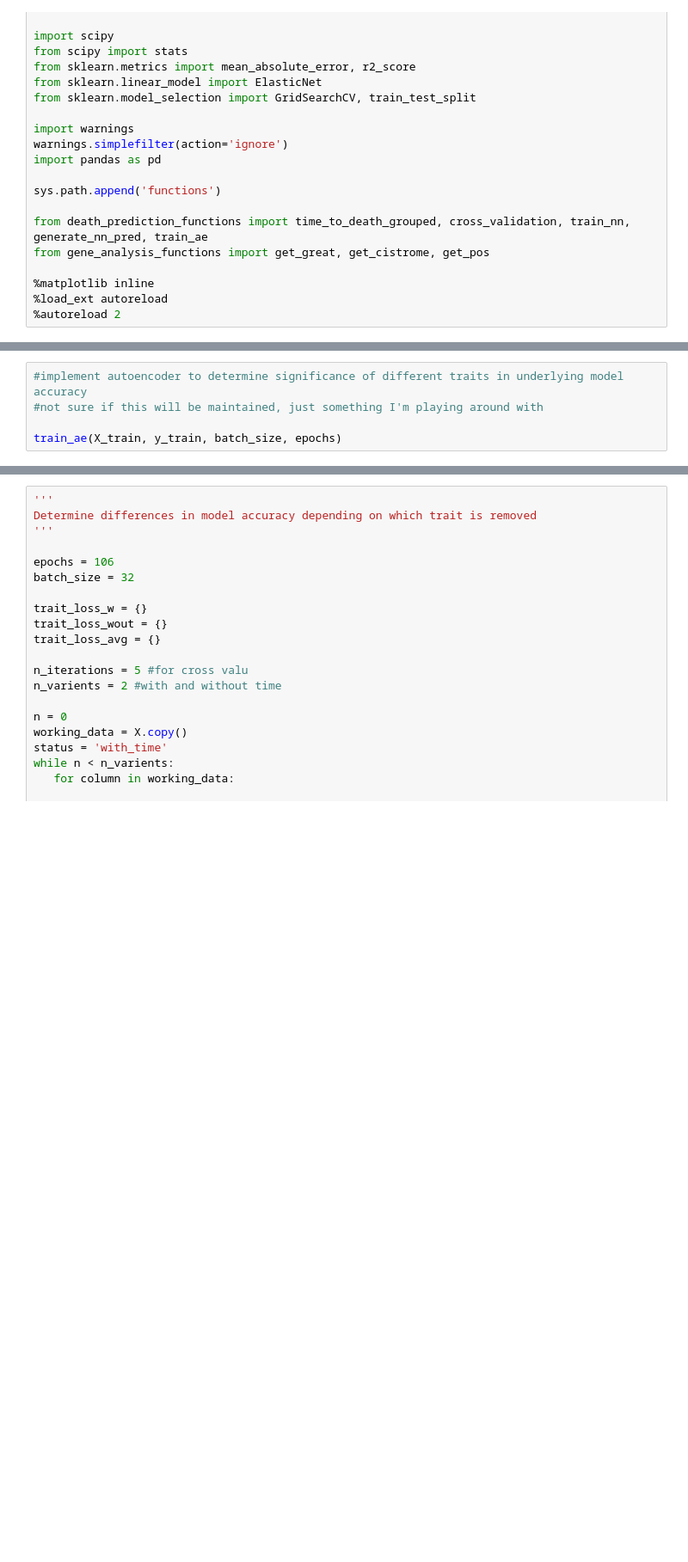
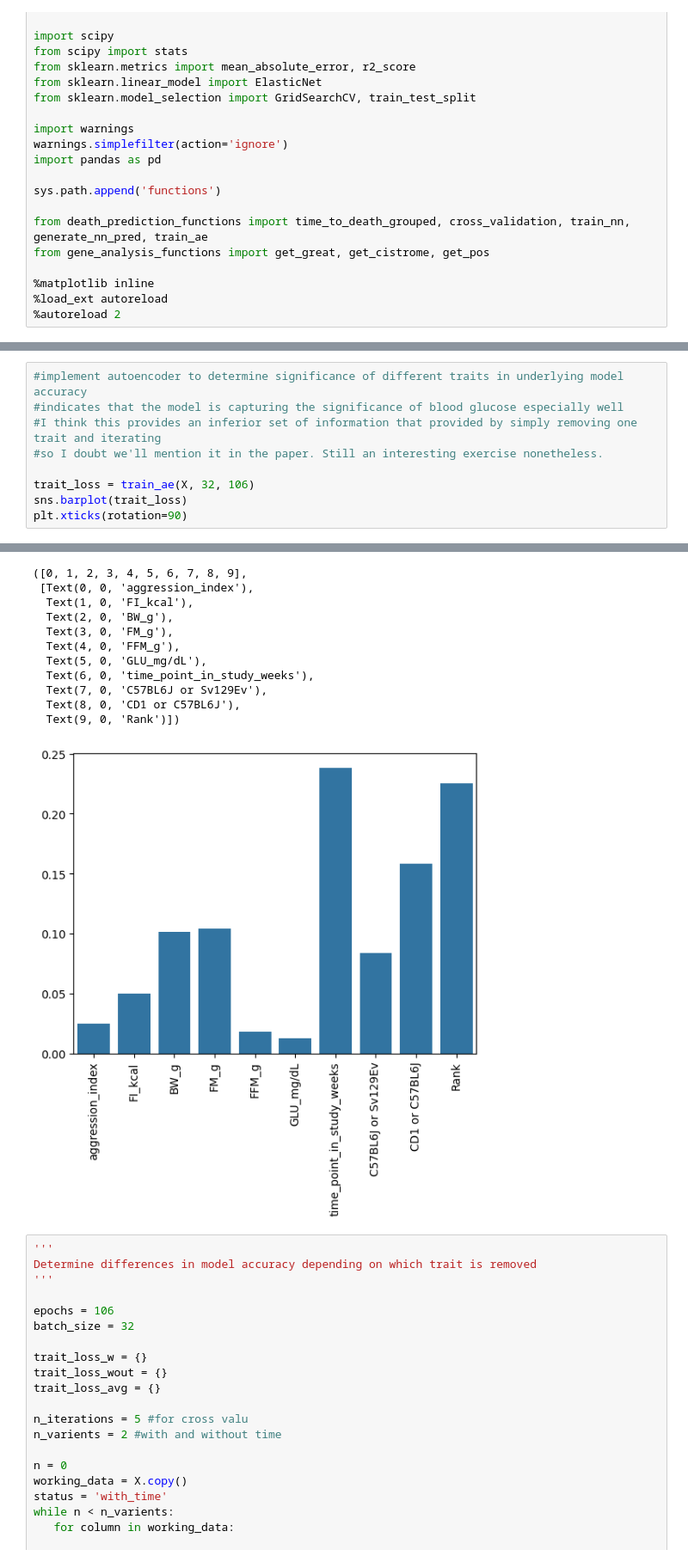
Before and after one commit to SamAndTheSun/pellegrini_temp, a Jupyter notebook: death_prediction_model.ipynb, the cells around one changed output, grey strips where cells are left out. Shown: that part at 86% size. Drawn from its saved outputs; the diff is of its cells as text; blank space fills up the shorter version.

Commit message:
complete construction of autoencoder

```diff
--- a/death_prediction_model.ipynb
+++ b/death_prediction_model.ipynb
@@ -88,5 +115,10 @@ X
-# %%
-#implement autoencoder to determine significance of different traits in underlying model accuracy
-#not sure if this will be maintained, just something I'm playing around with
-
-train_ae(X_train, y_train, batch_size, epochs)
+# %%
+#implement autoencoder to determine significance of different traits in underlying model accuracy
+#indicates that the model is capturing the significance of blood glucose especially well
+#I think this provides an inferior set of information that provided by simply removing one trait and iterating
+#so I doubt we'll mention it in the paper. Still an interesting exercise nonetheless.
+
+trait_loss = train_ae(X, 32, 106)
+sns.barplot(trait_loss)
+plt.xticks(rotation=90)
+# %% [output]
@@ -93,3 +136,15 @@ train_ae(X_train, y_train, batch_size, epochs)
+([0, 1, 2, 3, 4, 5, 6, 7, 8, 9],
+ [Text(0, 0, 'aggression_index'),
+  Text(1, 0, 'FI_kcal'),
+  Text(2, 0, 'BW_g'),
+  Text(3, 0, 'FM_g'),
+  Text(4, 0, 'FFM_g'),
+  Text(5, 0, 'GLU_mg/dL'),
+  Text(6, 0, 'time_point_in_study_weeks'),
+  Text(7, 0, 'C57BL6J or Sv129Ev'),
+  Text(8, 0, 'CD1 or C57BL6J'),
+  Text(9, 0, 'Rank')])
+[figure, added]
 # %%
 '''
 Determine differences in model accuracy depending on which trait is removed
```
Also changed, not shown: parts of 3 cells of this notebook, 1 other file.
